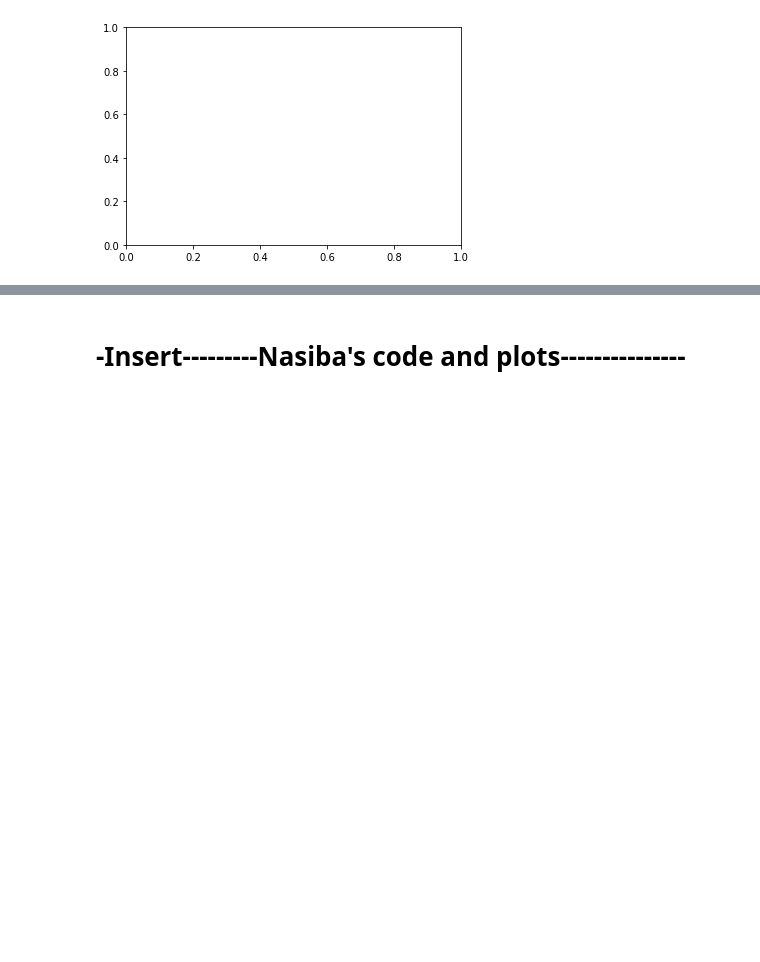
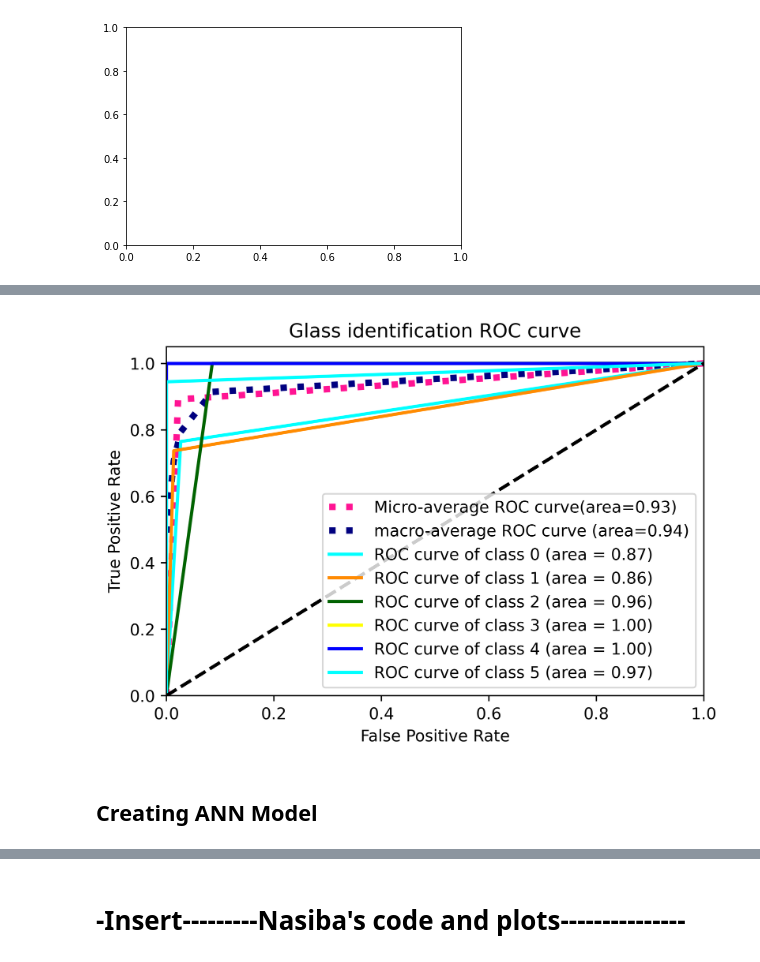
Before and after one commit to madisonmassie/Final_Project, a Jupyter notebook: Final_Project Code for Models.ipynb, the cells around one changed output, grey strips where cells are left out. Saved outputs shown, nothing was run; the diff lists cells and outputs as text; code cells hidden in the pictures; blank space fills up the shorter version.

```diff
--- a/Final_Project Code for Models.ipynb
+++ b/Final_Project Code for Models.ipynb
@@ -459,0 +492,4 @@ NameError: name 'make_meshgrid' is not defined
+# %%
+sc = StandardScaler()
+X_sc = sc.fit_transform(X)
+X_train, X_test, y_train, y_test = train_test_split(X_sc, y, test_size = 0.2, random_state=42)
@@ -459,0 +534,13 @@ NameError: name 'make_meshgrid' is not defined
+# %%
+#Create a KNN object using the created function
+knn = knn_model(X_train, X_test, y_train, y_test)
+#Obtain the predicted y scores using X_train (to check for underfitting)
+knn_train = knn.predict(X_train)
+#Obtain the predicted y scores using X_test
+knn_pred = knn.predict(X_test)
+
+#Create a DataFrame of the X_test values, the features, and the true and predicted labels
+knn_glass = pd.DataFrame(X_test, columns=df_glass.columns[:-1])
+knn_glass['True Labels'] = y_test
+knn_glass['Predicted Labels'] = knn_pred
+knn_glass.head()
@@ -459,0 +725,7 @@ NameError: name 'make_meshgrid' is not defined
+# %%
+#Plot ROC Curve for KNN model
+plot_roc_curve(y_test, knn_pred)
+# %% [output]
+[figure, added]
+# %% [markdown]
+## Creating ANN Model
```
Also changed, not shown: parts of 28 cells of this notebook, 1 other file.
